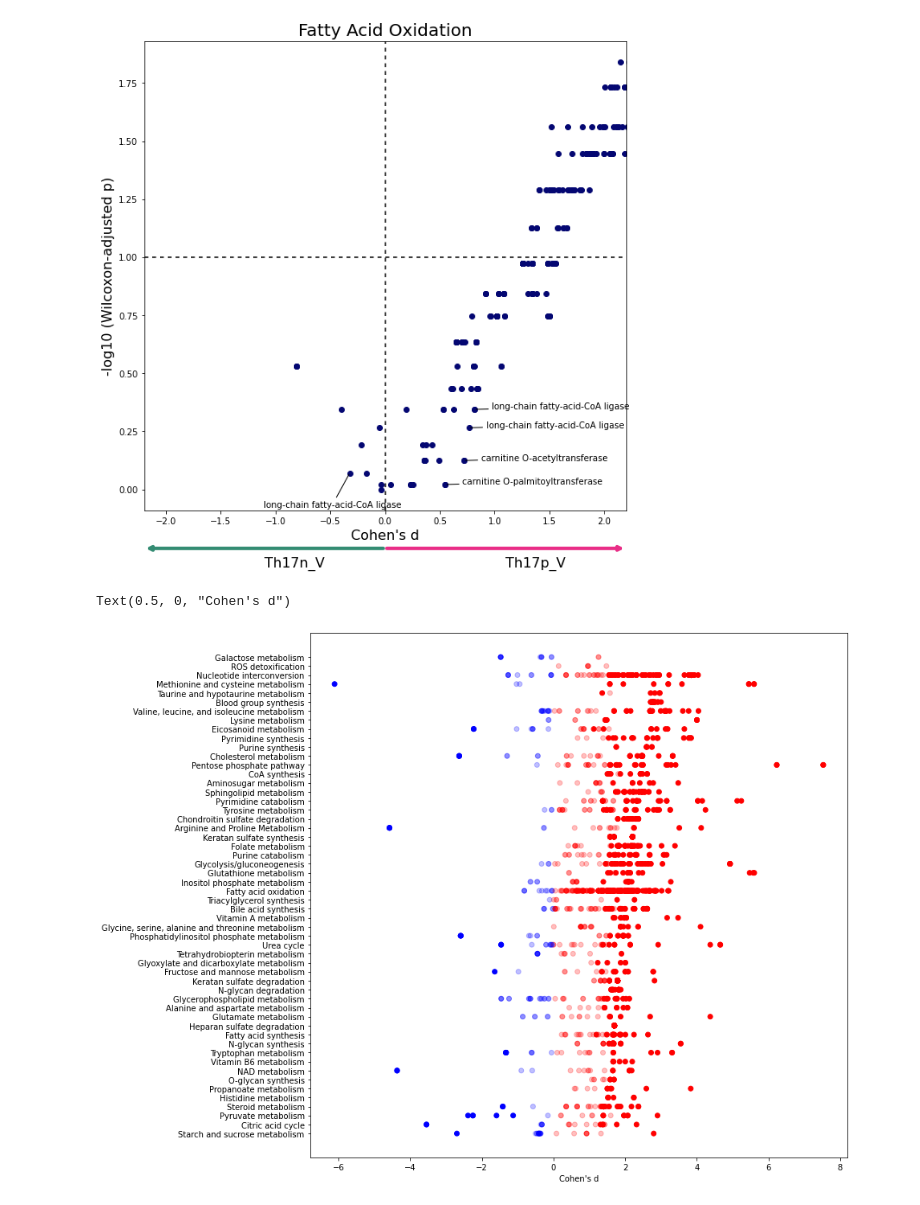
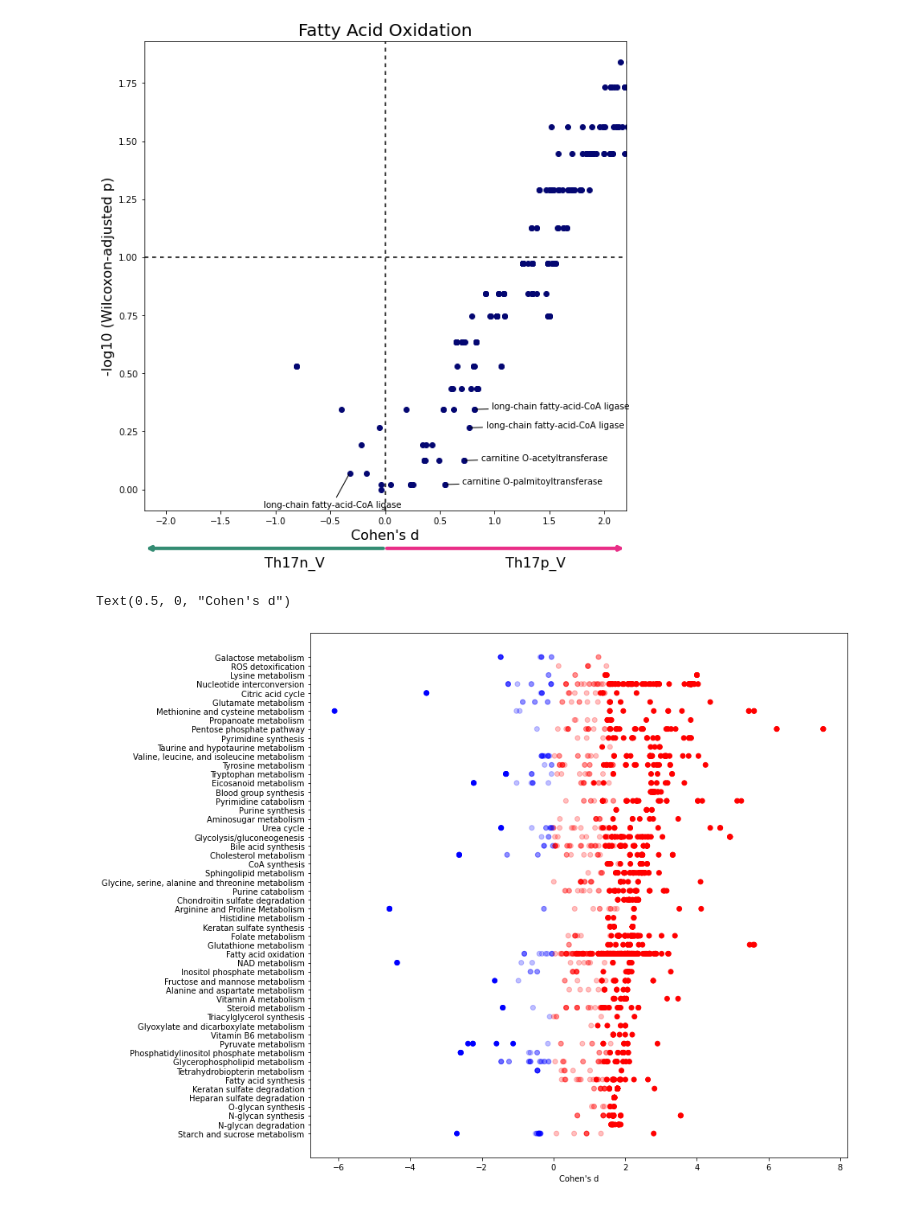
Before and after one commit to z2e2/metabolic_analysis, a Jupyter notebook: 2_Compass_data.ipynb, the cells around one changed output. Cells and saved outputs as stored; diff of their text form; code cells hidden in the pictures.

```diff
--- a/2_Compass_data.ipynb
+++ b/2_Compass_data.ipynb
@@ -150,8 +137,11 @@ wilcox_results
 # %%
 W = wilcox_results.merge(reaction_metadata, how='left',
                          left_on='metadata_r_id', right_index=True, validate='m:1')
-W = W[W['rxn_confidence'].isin([0,4])]
+# W = W[W['rxn_confidence'].isin([0,4])]
+W = W[W['rxn_confidence'].isin([1,2,3,4])]
 W = W[~W['rxn_EC_number'].isna()]
+# new
+W = W[~W['genes_associated_with_rxn'].isna()]
 W.loc[(W['rxn_formula'].map(lambda x: '[m]' not in x)) & (W['subsystem'] == "Citric acid cycle"), 'subsystem'] = 'Other'
 # %%
 wilcox_results.loc[['r0281_pos']]
@@ -284,13 +309,13 @@ data = data[data['subsystem'].isin(items)]
 # %%
 plt.figure(figsize=(12,12))
 axs = plt.gca()
 #Sorts the reactions for plotting
-d = data[data['adjusted_pval'] < 0.1].groupby('subsystem')['cohens_d'].median().abs()
+d = data[data['adjusted_pval'] < 0.05].groupby('subsystem')['cohens_d'].median().abs()
 axs.scatter(d[d.argsort], d[d.argsort].index, alpha=0)
 color = data['cohens_d'].map(lambda x: 'r' if x >= 0 else 'b')
 alpha = data['adjusted_pval'].map(lambda x: 1.0 if x < 0.1 else 0.25)
 axs.scatter(data['cohens_d'], data['subsystem'], c=color, alpha=alpha)
 axs.set_xlabel("Cohen's d")
 # %% [output]
 Text(0.5, 0, "Cohen's d")
-[figure, old version]
+[figure, new version]
```
Also changed, not shown: parts of 9 cells of this notebook, 2 other files.
